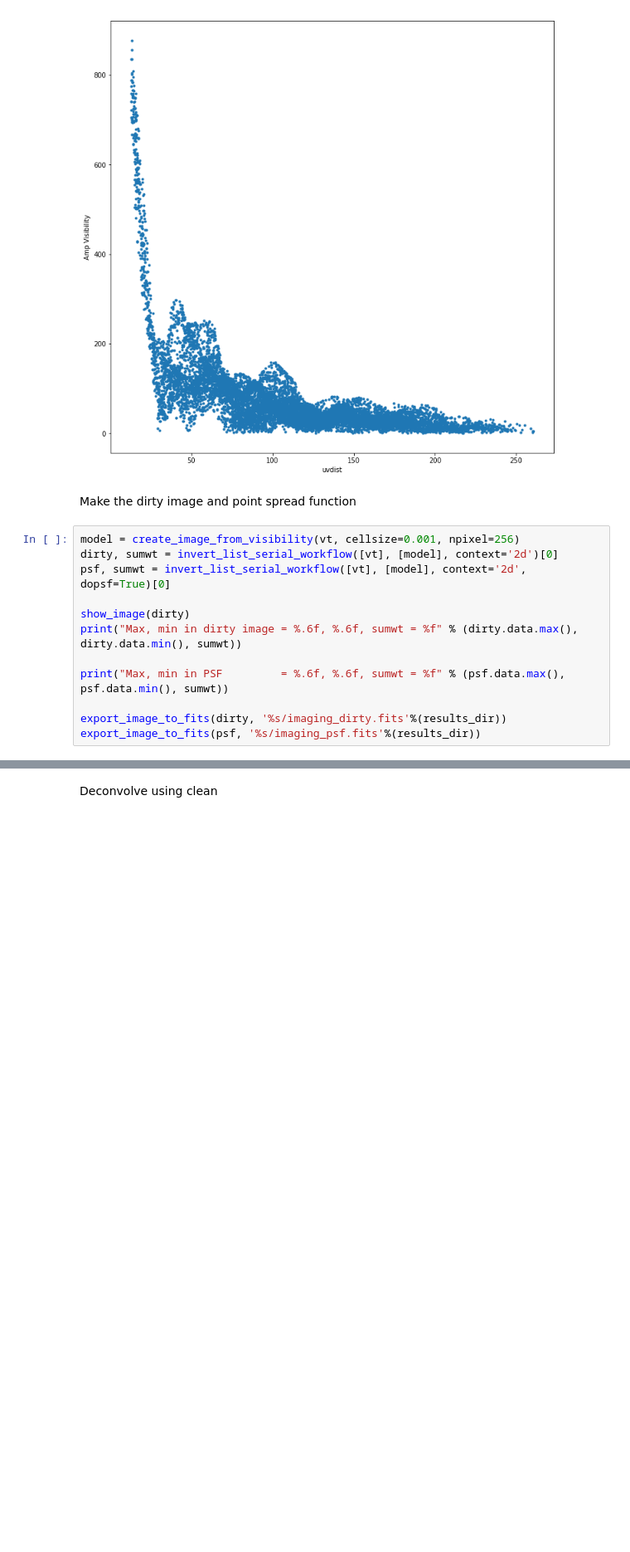
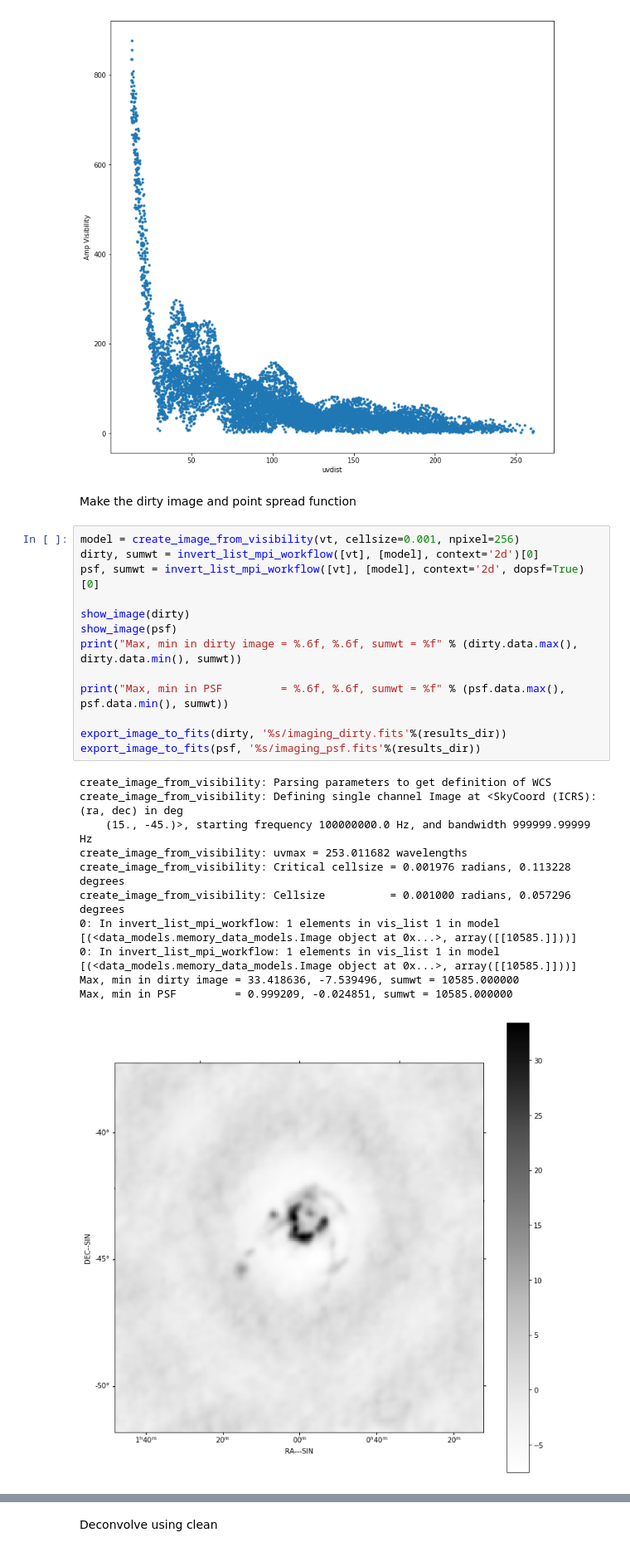
Before and after one commit to SKA-ScienceDataProcessor/algorithm-reference-library, a Jupyter notebook: workflows/mpi/imaging_mpi.ipynb, the cells around one changed output, grey strips where cells are left out. Shown at 83% size. Cells and saved outputs as stored; diff of their text form; blank space fills up the shorter version.

```diff
--- a/workflows/mpi/imaging_mpi.ipynb
+++ b/workflows/mpi/imaging_mpi.ipynb
@@ -172,13 +184,28 @@ plt.show()
 Make the dirty image and point spread function
 # %%
 model = create_image_from_visibility(vt, cellsize=0.001, npixel=256)
-dirty, sumwt = invert_list_serial_workflow([vt], [model], context='2d')[0]
-psf, sumwt = invert_list_serial_workflow([vt], [model], context='2d', dopsf=True)[0]
+dirty, sumwt = invert_list_mpi_workflow([vt], [model], context='2d')[0]
+psf, sumwt = invert_list_mpi_workflow([vt], [model], context='2d', dopsf=True)[0]
 
 show_image(dirty)
+show_image(psf)
 print("Max, min in dirty image = %.6f, %.6f, sumwt = %f" % (dirty.data.max(), dirty.data.min(), sumwt))
 
 print("Max, min in PSF         = %.6f, %.6f, sumwt = %f" % (psf.data.max(), psf.data.min(), sumwt))
 
 export_image_to_fits(dirty, '%s/imaging_dirty.fits'%(results_dir))
 export_image_to_fits(psf, '%s/imaging_psf.fits'%(results_dir))
+# %% [output]
+create_image_from_visibility: Parsing parameters to get definition of WCS
+create_image_from_visibility: Defining single channel Image at <SkyCoord (ICRS): (ra, dec) in deg
+    (15., -45.)>, starting frequency 100000000.0 Hz, and bandwidth 999999.99999 Hz
+create_image_from_visibility: uvmax = 253.011682 wavelengths
+create_image_from_visibility: Critical cellsize = 0.001976 radians, 0.113228 degrees
+create_image_from_visibility: Cellsize          = 0.001000 radians, 0.057296 degrees
+0: In invert_list_mpi_workflow: 1 elements in vis_list 1 in model
+[(<data_models.memory_data_models.Image object at 0x...>, array([[10585.]]))]
+0: In invert_list_mpi_workflow: 1 elements in vis_list 1 in model
+[(<data_models.memory_data_models.Image object at 0x...>, array([[10585.]]))]
+Max, min in dirty image = 33.418636, -7.539496, sumwt = 10585.000000
+Max, min in PSF         = 0.999209, -0.024851, sumwt = 10585.000000
+[figure, added]
```
Also changed, not shown: parts of 6 cells of this notebook, 6 other files.
